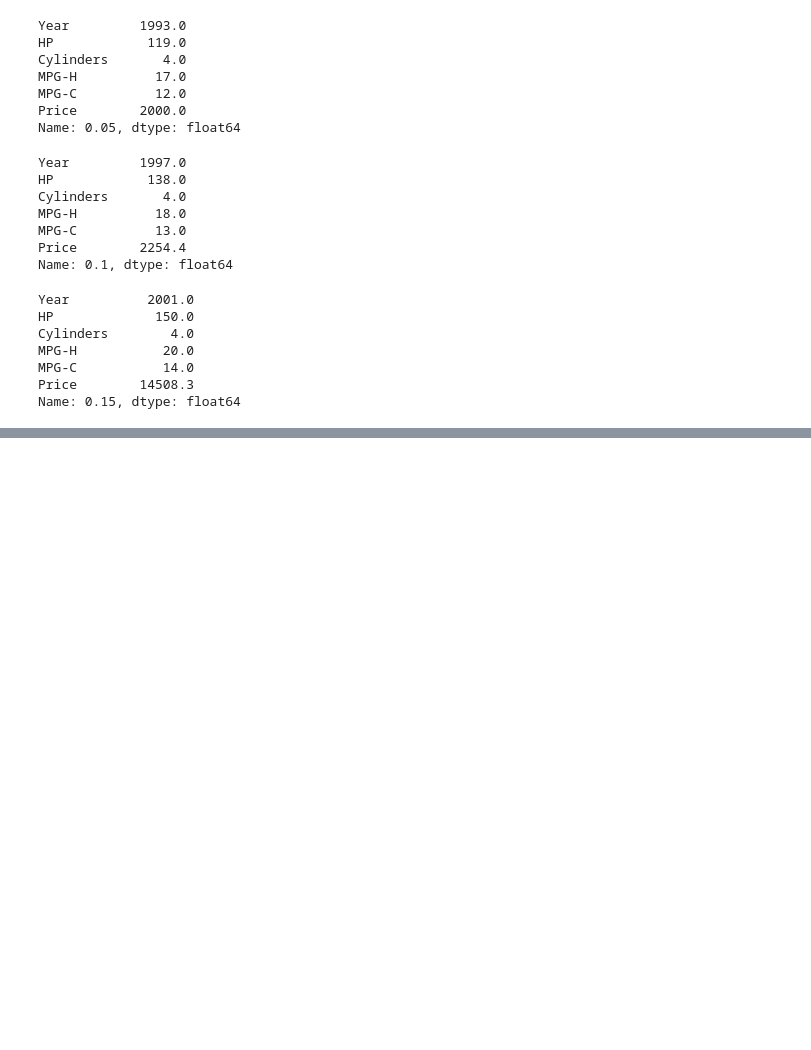
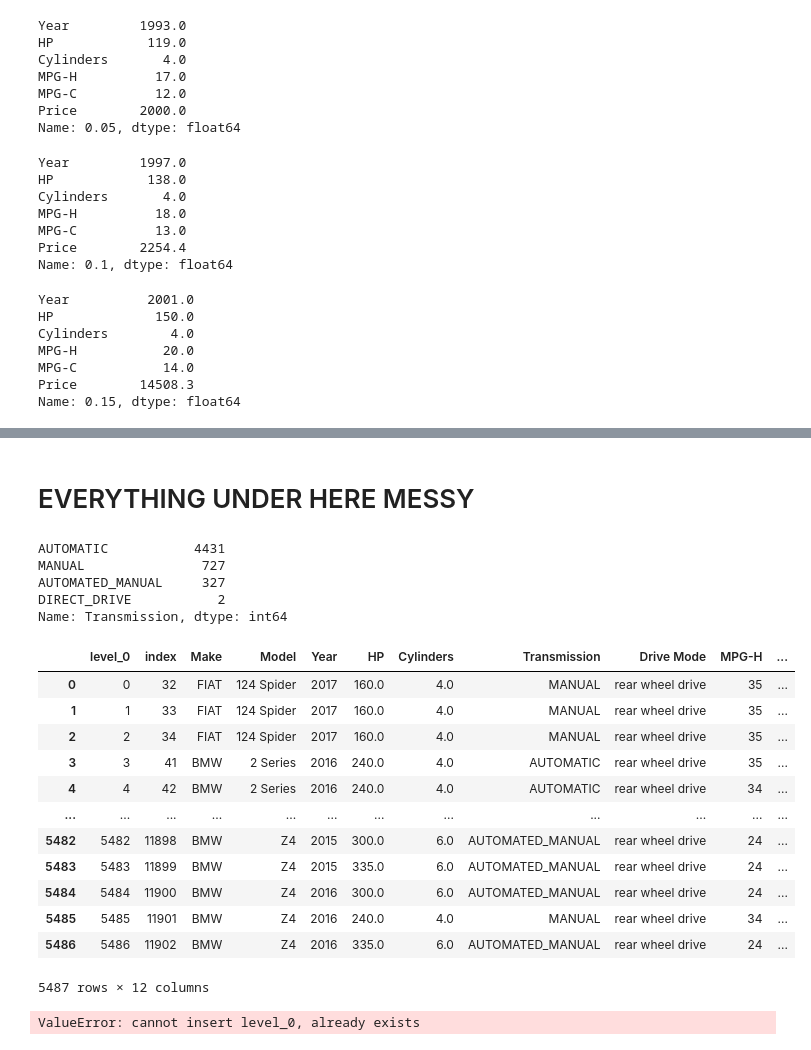
Before and after one commit to iAmNawa/exploratory-data-analysis, a Jupyter notebook: car-price-prediction/data cleaning.ipynb, the cells around one changed output, grey strips where cells are left out. Cells and saved outputs as stored; diff of their text form; code cells hidden in the pictures; blank space fills up the shorter version.

```diff
--- a/car-price-prediction/data cleaning.ipynb
+++ b/car-price-prediction/data cleaning.ipynb
@@ -384,0 +574,26 @@ Name: 0.15, dtype: float64
+# %% [markdown]
+# EVERYTHING UNDER HERE MESSY
+# %%
+df_2015_to_2017_100_to_450['Transmission'].value_counts()
+# %% [output]
+AUTOMATIC           4431
+MANUAL               727
+AUTOMATED_MANUAL     327
+DIRECT_DRIVE           2
+Name: Transmission, dtype: int64
+# %%
+df_2015_to_2017_100_to_450
+# %% [output]
+|  | level_0 | index | Make | Model | Year | HP | Cylinders | Transmission | Drive Mode | MPG-H | ... |
+| 0 | 0 | 32 | FIAT | 124 Spider | 2017 | 160.0 | 4.0 | MANUAL | rear wheel drive | 35 | ... |
+| 1 | 1 | 33 | FIAT | 124 Spider | 2017 | 160.0 | 4.0 | MANUAL | rear wheel drive | 35 | ... |
+| 2 | 2 | 34 | FIAT | 124 Spider | 2017 | 160.0 | 4.0 | MANUAL | rear wheel drive | 35 | ... |
+| 3 | 3 | 41 | BMW | 2 Series | 2016 | 240.0 | 4.0 | AUTOMATIC | rear wheel drive | 35 | ... |
+| 4 | 4 | 42 | BMW | 2 Series | 2016 | 240.0 | 4.0 | AUTOMATIC | rear wheel drive | 34 | ... |
+| ... | ... | ... | ... | ... | ... | ... | ... | ... | ... | ... | ... |
+| 5482 | 5482 | 11898 | BMW | Z4 | 2015 | 300.0 | 6.0 | AUTOMATED_MANUAL | rear wheel drive | 24 | ... |
+| 5483 | 5483 | 11899 | BMW | Z4 | 2015 | 335.0 | 6.0 | AUTOMATED_MANUAL | rear wheel drive | 24 | ... |
+| 5484 | 5484 | 11900 | BMW | Z4 | 2016 | 300.0 | 6.0 | AUTOMATED_MANUAL | rear wheel drive | 24 | ... |
+| 5485 | 5485 | 11901 | BMW | Z4 | 2016 | 240.0 | 4.0 | MANUAL | rear wheel drive | 34 | ... |
+| 5486 | 5486 | 11902 | BMW | Z4 | 2016 | 335.0 | 6.0 | AUTOMATED_MANUAL | rear wheel drive | 24 | ... |
+5487 rows × 12 columns
@@ -384,0 +602,4 @@ Name: 0.15, dtype: float64
+# %%
+df_2015_to_2017_100_to_450 = df_2015_to_2017_100_to_450.reset_index()
+# %% [output]
+ValueError: cannot insert level_0, already exists
```
Also changed, not shown: parts of 44 cells of this notebook.
